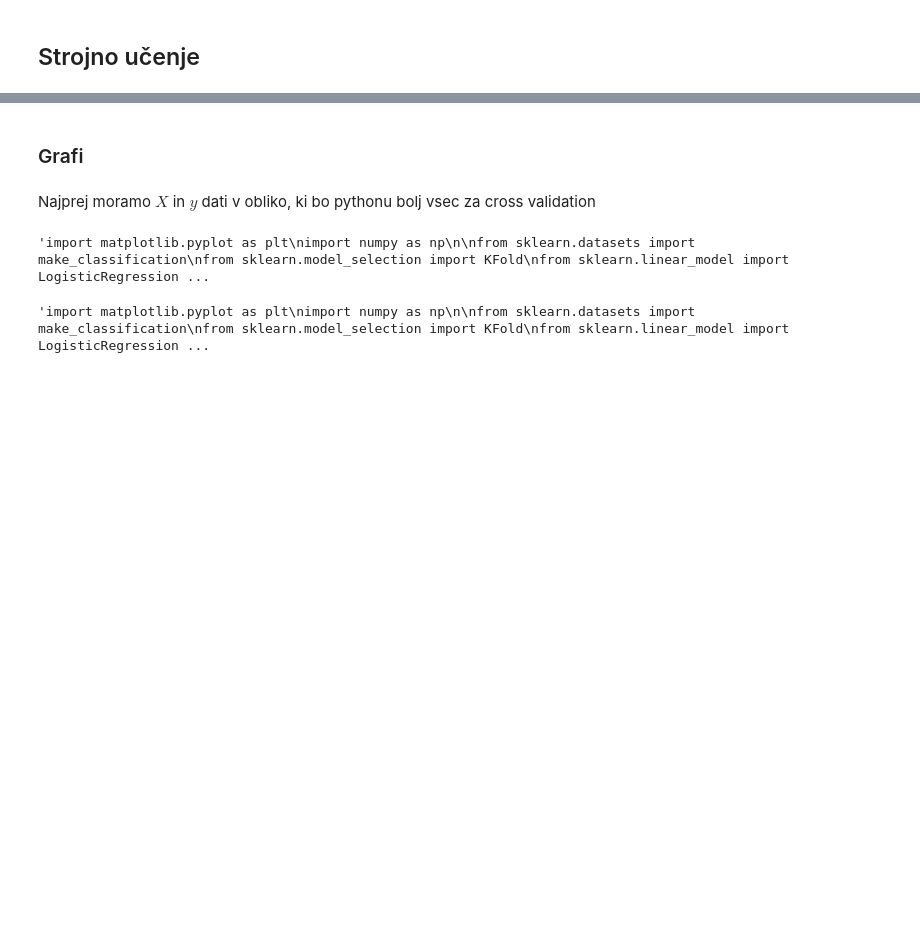
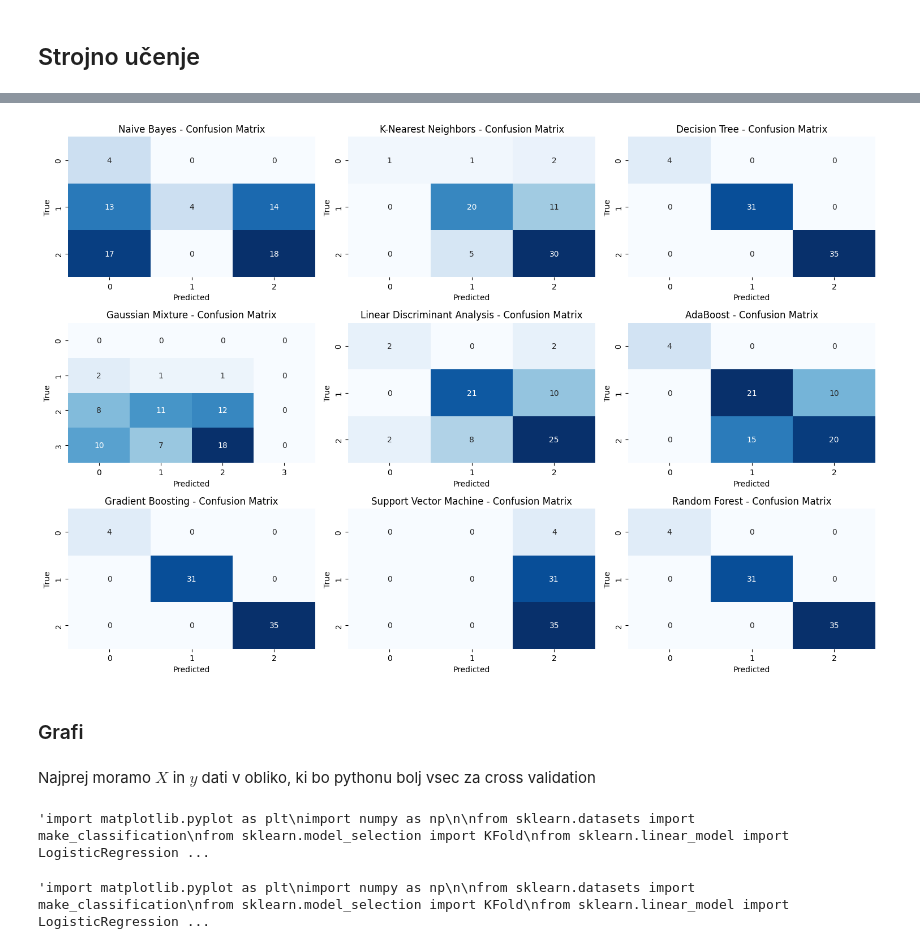
Before and after one commit to borbregant/ai_tandem_learning, a Jupyter notebook: analiza_podatkov.ipynb, the cells around one changed output, grey strips where cells are left out. Cells and saved outputs as stored; diff of their text form; code cells hidden in the pictures; blank space fills up the shorter version.

```diff
--- a/analiza_podatkov.ipynb
+++ b/analiza_podatkov.ipynb
@@ -53,21 +42,0 @@ GaussianNB()
-# %%
-from sklearn.model_selection import train_test_split
-
-X_train, X_test, y_train, y_test = train_test_split(
-    X, y, test_size=0.2, random_state=125
-)
-
-
-from sklearn.metrics import (
-    accuracy_score,
-    confusion_matrix,
-    ConfusionMatrixDisplay,
-    f1_score,
-)
-
-y_pred = model.predict(X_test)
-accuray = accuracy_score(y_pred, y_test)
-f1 = f1_score(y_pred, y_test, average="weighted")
-
-print("Accuracy:", accuray)
-print("F1 Score:", f1)
@@ -201,3 +166,26 @@ F1-score: 0.38
+# %%
+from sklearn.metrics import confusion_matrix
+import seaborn as sns
+
+# ... (Previous code remains the same)
+
+# Confusion Matrix for each classifier
+plt.figure(figsize=(15, 10))
+#plt.suptitle('Confusion Matrix for Classifiers', y=0.94)
+for i, (clf, name) in enumerate(zip(classifiers, classifier_names)):
+    clf.fit(X_transformed, y)
+    y_pred = clf.predict(X_transformed)
+    cm = confusion_matrix(y, y_pred)
+    plt.subplot(3, 3, i + 1)
+    sns.heatmap(cm, annot=True, cmap='Blues', fmt='g', cbar=False)
+    plt.title(f'{name} - Confusion Matrix')
+    plt.xlabel('Predicted')
+    plt.ylabel('True')
+
+plt.tight_layout()
+plt.show()
+# %% [output]
+[figure, added]
 # %% [markdown]
 ### Grafi
 # %% [markdown]
```
Also changed, not shown: parts of 9 cells of this notebook, 9 other files.
